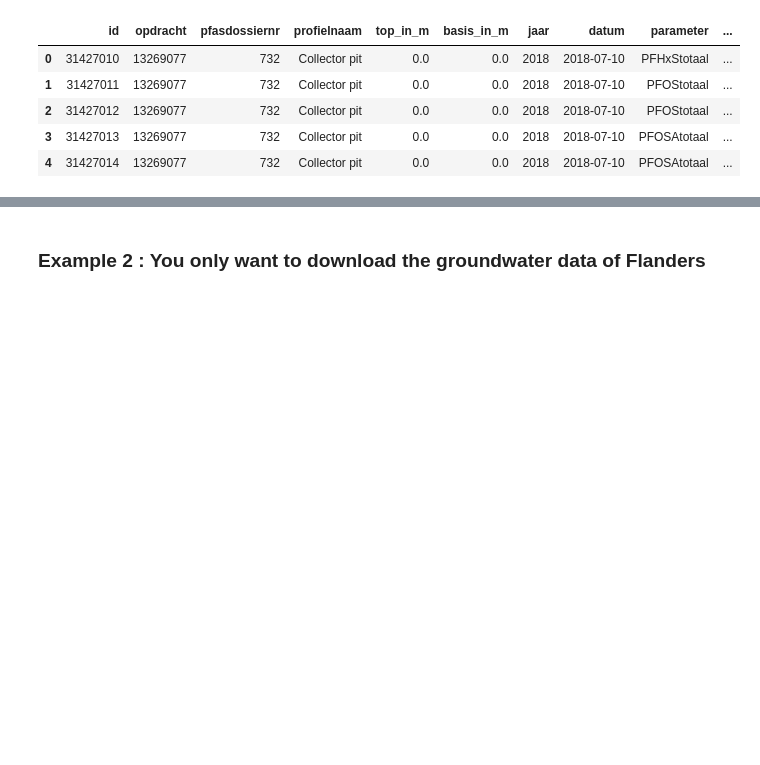
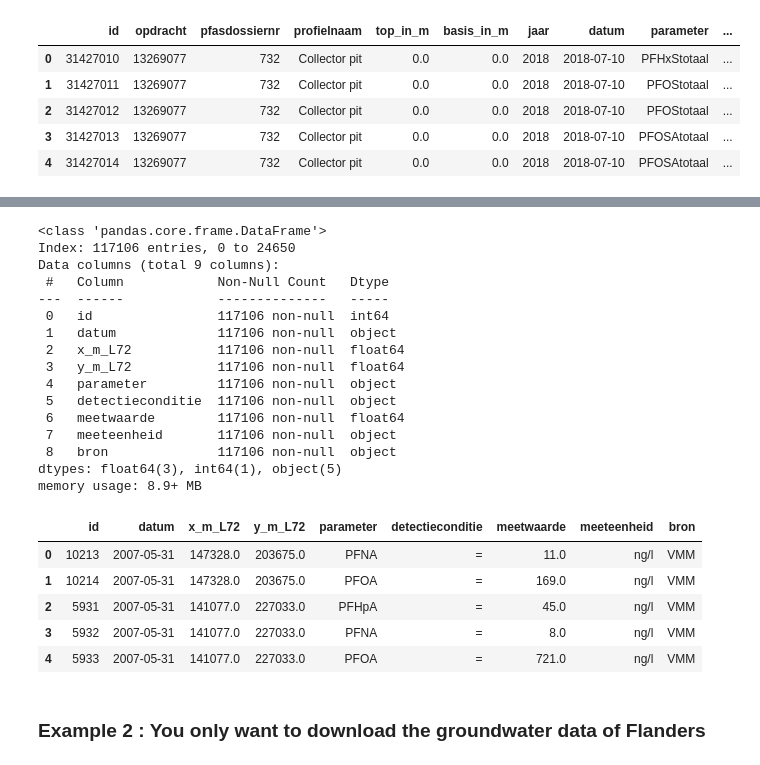
Before and after one commit to DOV-Vlaanderen/pydov, a Jupyter notebook: contrib/PFAS_concentrations/PFAS_concentrations_tutorial.ipynb, the cells around one changed output, grey strips where cells are left out. Cells and saved outputs as stored; diff of their text form; code cells hidden in the pictures; blank space fills up the shorter version.

```diff
--- a/contrib/PFAS_concentrations/PFAS_concentrations_tutorial.ipynb
+++ b/contrib/PFAS_concentrations/PFAS_concentrations_tutorial.ipynb
@@ -791,3 +798,30 @@ memory usage: 580.6+ KB
+# %%
+# Combined_surface_water
+df[23].info()
+df[23].head()
+# %% [output]
+<class 'pandas.core.frame.DataFrame'>
+Index: 117106 entries, 0 to 24650
+Data columns (total 9 columns):
+ #   Column            Non-Null Count   Dtype
+---  ------            --------------   -----
+ 0   id                117106 non-null  int64
+ 1   datum             117106 non-null  object
+ 2   x_m_L72           117106 non-null  float64
+ 3   y_m_L72           117106 non-null  float64
+ 4   parameter         117106 non-null  object
+ 5   detectieconditie  117106 non-null  object
+ 6   meetwaarde        117106 non-null  float64
+ 7   meeteenheid       117106 non-null  object
+ 8   bron              117106 non-null  object
+dtypes: float64(3), int64(1), object(5)
+memory usage: 8.9+ MB
+|  | id | datum | x_m_L72 | y_m_L72 | parameter | detectieconditie | meetwaarde | meeteenheid | bron |
+| 0 | 10213 | 2007-05-31 | 147328.0 | 203675.0 | PFNA | = | 11.0 | ng/l | VMM |
+| 1 | 10214 | 2007-05-31 | 147328.0 | 203675.0 | PFOA | = | 169.0 | ng/l | VMM |
+| 2 | 5931 | 2007-05-31 | 141077.0 | 227033.0 | PFHpA | = | 45.0 | ng/l | VMM |
+| 3 | 5932 | 2007-05-31 | 141077.0 | 227033.0 | PFNA | = | 8.0 | ng/l | VMM |
+| 4 | 5933 | 2007-05-31 | 141077.0 | 227033.0 | PFOA | = | 721.0 | ng/l | VMM |
 # %% [markdown]
 ### Example 2 : You only want to download the groundwater data of Flanders
 # %%
```
Also changed, not shown: parts of 36 cells of this notebook, 2 other files.
